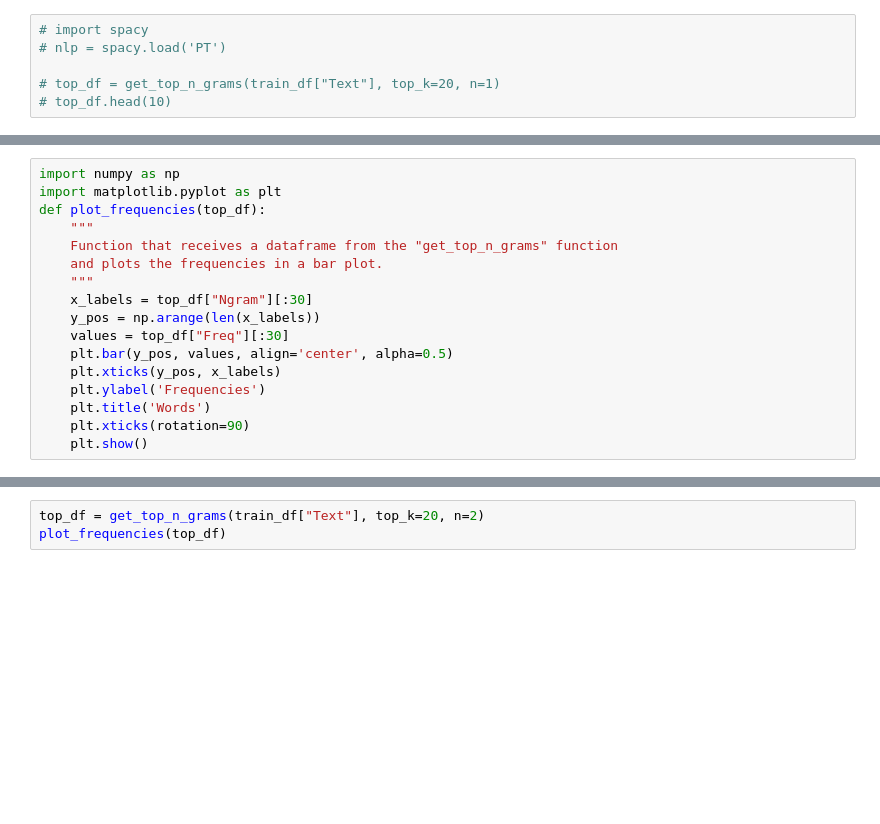
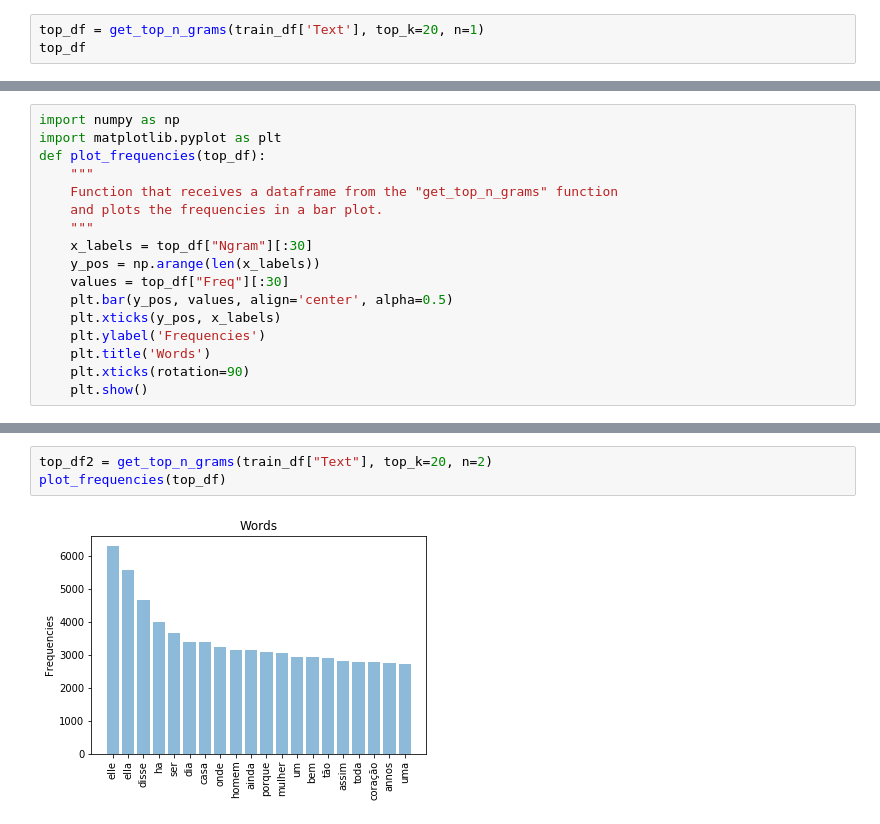
Before and after one commit to AbdallahZaher/TextMining, a Jupyter notebook: Text Mining - code.ipynb, the cells around one changed output, grey strips where cells are left out. Saved outputs shown, nothing was run; the diff lists cells and outputs as text; blank space fills up the shorter version.

```diff
--- a/Text Mining - code.ipynb
+++ b/Text Mining - code.ipynb
@@ -212,6 +229,3 @@ def get_top_n_grams(corpus, top_k, n):
 # %%
-# import spacy
-# nlp = spacy.load('PT')
-
-# top_df = get_top_n_grams(train_df["Text"], top_k=20, n=1)
-# top_df.head(10)
+top_df = get_top_n_grams(train_df['Text'], top_k=20, n=1)
+top_df
@@ -237,3 +271,5 @@ plot_frequencies(top_df)
 # %%
-top_df = get_top_n_grams(train_df["Text"], top_k=20, n=2)
+top_df2 = get_top_n_grams(train_df["Text"], top_k=20, n=2)
 plot_frequencies(top_df)
+# %% [output]
+[figure, added]
```
Also changed, not shown: parts of 35 cells of this notebook.
